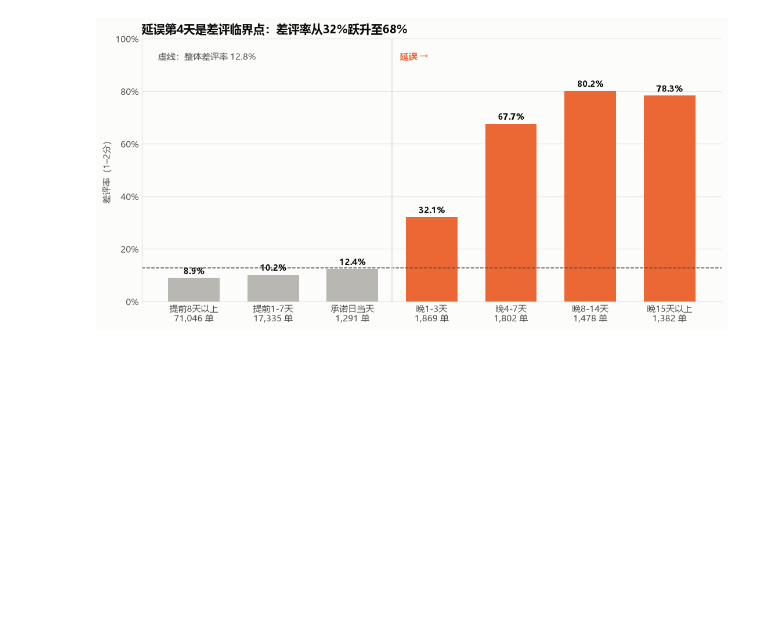
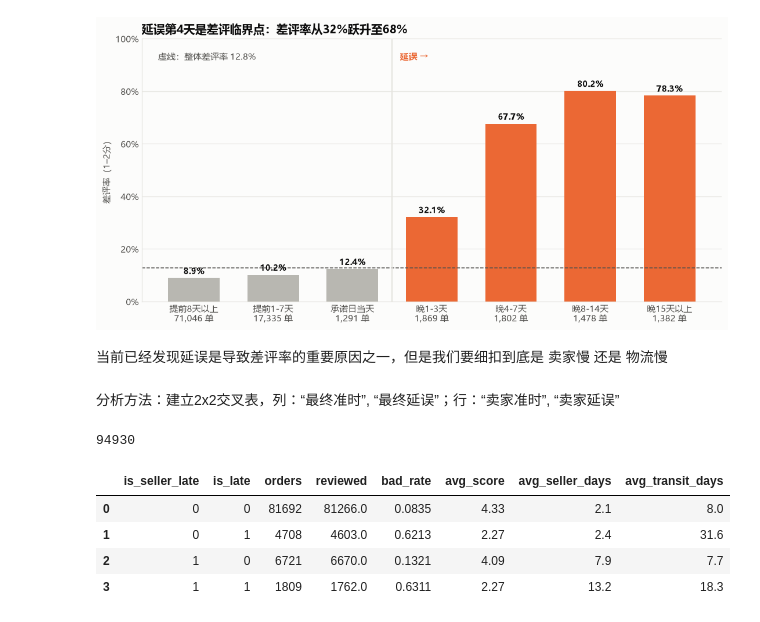
Before and after one commit to LeeMichael-L/olist-analytics, a Jupyter notebook: python/m3_fulfillment.ipynb, the cells around one changed output. Cells and saved outputs as stored; diff of their text form; code cells hidden in the pictures; blank space fills up the shorter version.

```diff
--- a/python/m3_fulfillment.ipynb
+++ b/python/m3_fulfillment.ipynb
@@ -147,3 +147,33 @@ fig.savefig("../docs/figures/m3_delay_bad_review.png", dpi=150, bbox_inches="tig
 plt.show()
 # %% [output]
 [figure]
+# %% [markdown]
+当前已经发现延误是导致差评率的重要原因之一，但是我们要细扣到底是 卖家慢 还是 物流慢
+# %% [markdown]
+分析方法：建立2x2交叉表，列：“最终准时”, “最终延误”；行：“卖家准时”, “卖家延误”
+# %%
+sql = """
+SELECT
+    is_seller_late,
+    is_late,
+    COUNT(*)                          AS orders,
+    SUM(has_review)                   AS reviewed,
+    ROUND(AVG(is_bad_review), 4)      AS bad_rate,
+    ROUND(AVG(review_score), 2)       AS avg_score,
+    ROUND(AVG(seller_days), 1)        AS avg_seller_days,
+    ROUND(AVG(transit_days), 1)       AS avg_transit_days
+FROM dws_order_fulfillment
+WHERE is_seller_late IS NOT NULL
+GROUP BY is_seller_late, is_late
+ORDER BY is_seller_late, is_late;
+"""
+df = run_query(sql)
+print(df["orders"].sum())
+df
+# %% [output]
+94930
+|  | is_seller_late | is_late | orders | reviewed | bad_rate | avg_score | avg_seller_days | avg_transit_days |
+| 0 | 0 | 0 | 81692 | 81266.0 | 0.0835 | 4.33 | 2.1 | 8.0 |
+| 1 | 0 | 1 | 4708 | 4603.0 | 0.6213 | 2.27 | 2.4 | 31.6 |
+| 2 | 1 | 0 | 6721 | 6670.0 | 0.1321 | 4.09 | 7.9 | 7.7 |
+| 3 | 1 | 1 | 1809 | 1762.0 | 0.6311 | 2.27 | 13.2 | 18.3 |
```
Also changed, not shown: parts of 1 cell of this notebook, 1 other file.
